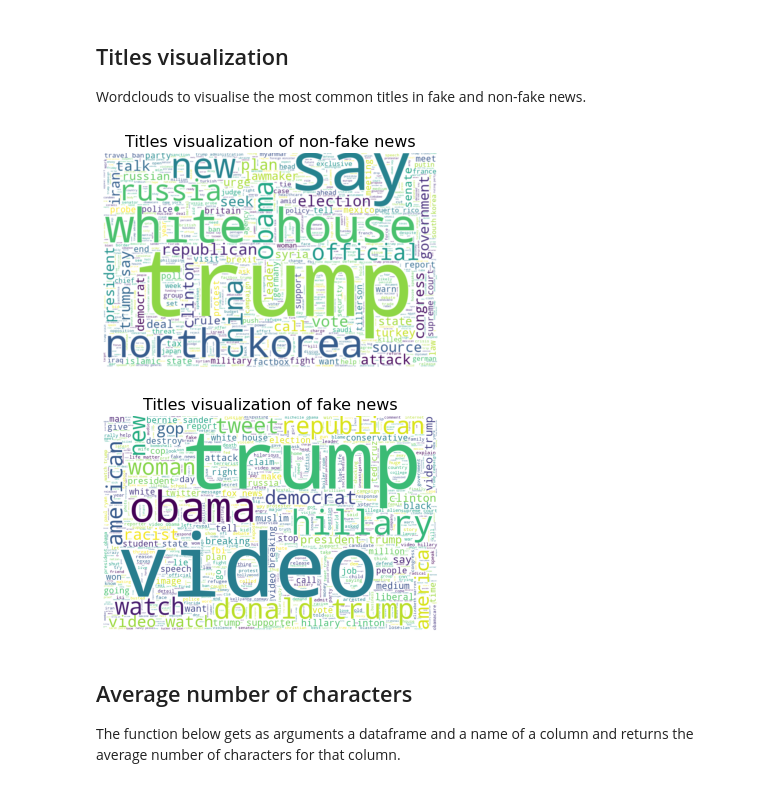
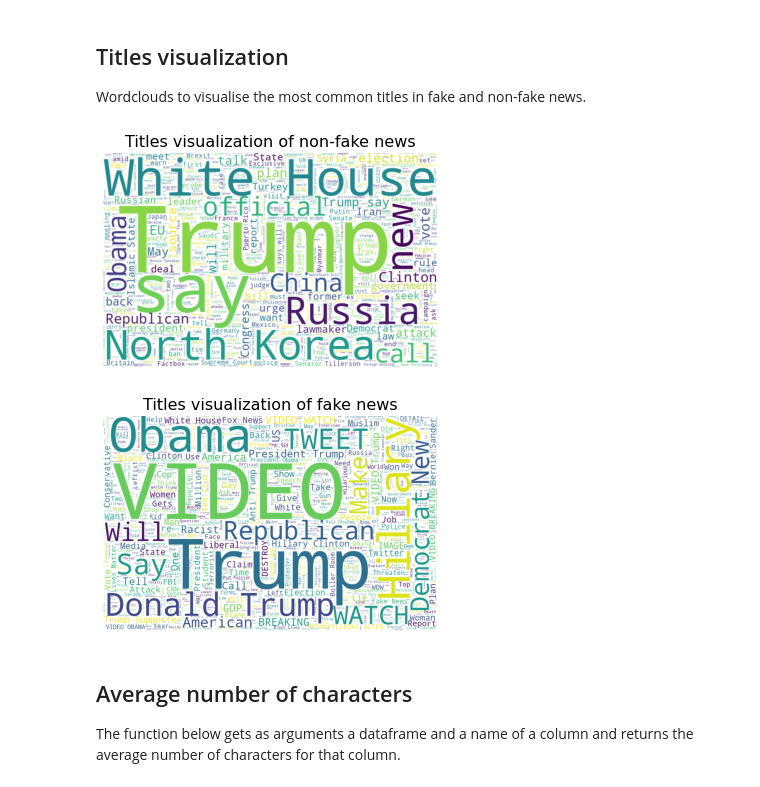
Before and after one commit to AngelPn/Fake-News-Detector, a Jupyter notebook: fake_news_detection.ipynb, the cells around one changed output. Cells and saved outputs as stored; diff of their text form; code cells hidden in the pictures.

```diff
--- a/fake_news_detection.ipynb
+++ b/fake_news_detection.ipynb
@@ -204,21 +212,21 @@ memory usage: 917.2+ KB
 ## Titles visualization
 Wordclouds to visualise the most common titles in fake and non-fake news.
 # %%
-wordcloud = WordCloud(max_words=1000,width=840, height=540, background_color="white").generate(' '.join(df_true_clean['title'].tolist()))
+wordcloud = WordCloud(max_words=1000,width=840, height=540, background_color="white").generate(' '.join(df_true['title'].tolist()))
 plt.imshow(wordcloud, interpolation="bilinear")
 plt.axis('off')
 plt.title('Titles visualization of non-fake news', fontsize = 16)
 plt.show()
 # %% [output]
-[figure, old version]
+[figure, new version]
 # %%
-wordcloud = WordCloud(max_words=1000,width=840, height=540, background_color="white").generate(' '.join(df_fake_clean['title'].tolist()))
+wordcloud = WordCloud(max_words=1000,width=840, height=540, background_color="white").generate(' '.join(df_fake['title'].tolist()))
 plt.imshow(wordcloud)
 plt.axis('off')
 plt.title('Titles visualization of fake news', fontsize = 16)
 plt.show()
 # %% [output]
-[figure, old version]
+[figure, new version]
 # %% [markdown]
 ## Average number of characters
 The function below gets as arguments a dataframe and a name of a column and returns the average number of characters for that column.
```
Also changed, not shown: parts of 37 cells of this notebook.
